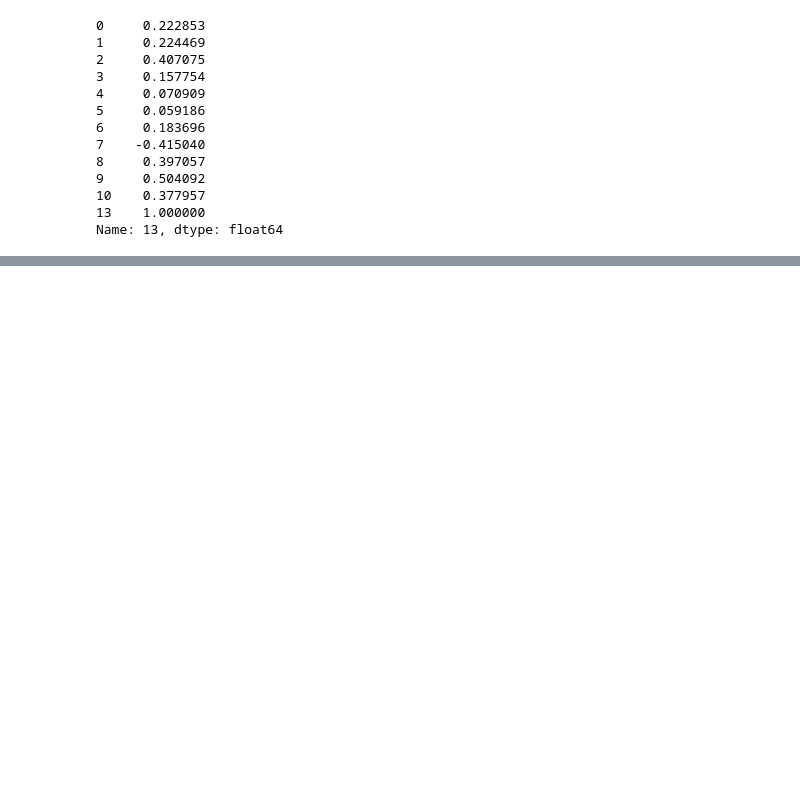
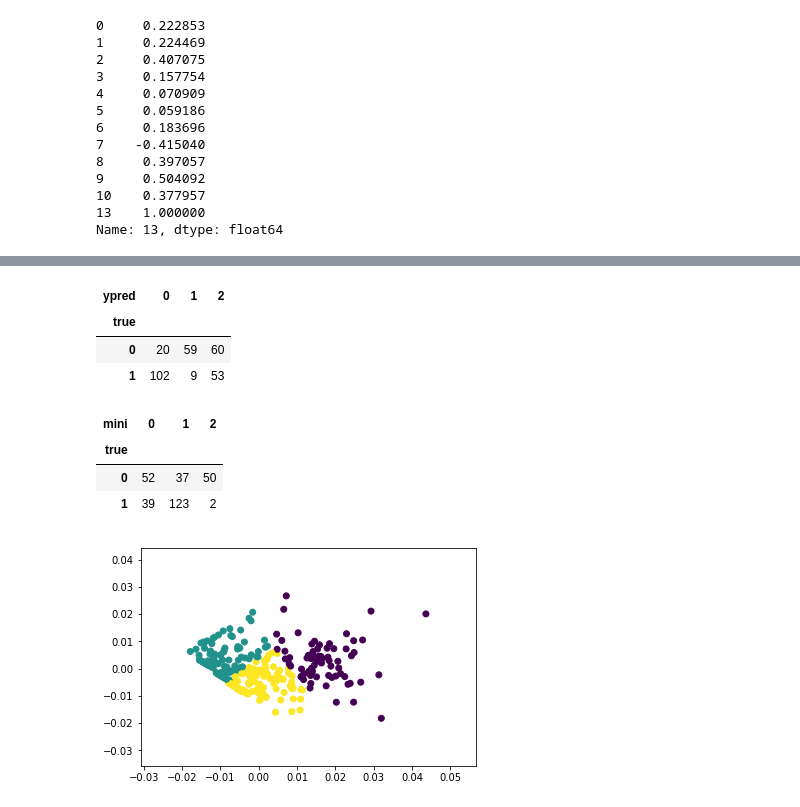
Before and after one commit to YunusBulut/dsprojects, a Jupyter notebook: basic-clustering/U4.L2.P2.Kmeans.ipynb, the cells around one changed output, grey strips where cells are left out. Saved outputs shown, nothing was run; the diff lists cells and outputs as text; code cells hidden in the pictures; blank space fills up the shorter version.

```diff
--- a/basic-clustering/U4.L2.P2.Kmeans.ipynb
+++ b/basic-clustering/U4.L2.P2.Kmeans.ipynb
@@ -137,23 +128,12 @@ df.corr()[13]
 13    1.000000
 Name: 13, dtype: float64
 # %%
-x = normalize(df[[2,7,8,9,10]])
-n = 2
-# Calculate predicted values.
-start = time.time()
-y_pred = KMeans(n_clusters=n).fit_predict(x)
-print("Kmeans",time.time() - start)
-
-start = time.time()
-minibatchkmeans = MiniBatchKMeans(
-    init='random',
-    n_clusters=n,
-    batch_size=200)
-minibatchkmeans.fit(x)
-predict_mini = minibatchkmeans.predict(x)
-print("mb",time.time() - start)
-dfs = pd.DataFrame({'ypred':y_pred, 'mini':predict_mini, 'true':y})
-dfs['kmacc'] = np.where(dfs.ypred == dfs.true,1,0)
-dfs['mbacc'] = np.where(dfs.mini == dfs.true,1,0)
-print('kmeans',dfs['kmacc'].sum(), "out of", len(dfs))
-print('minibatch',dfs['mbacc'].sum(), "out of", len(dfs))
+#Function to do both minibatch kmeans and full kmeans on any given x array
+def check(x,n=2):
+    y_pred = KMeans(n_clusters=n).fit_predict(x)
+    minibatchkmeans = MiniBatchKMeans(init='random', n_clusters=n, batch_size=200)
+    minibatchkmeans.fit(x)
+    predict_mini = minibatchkmeans.predict(x)
+    dfs = pd.DataFrame({'ypred':y_pred, 'mini':predict_mini, 'true':y})
+    display(pd.crosstab(dfs.true, dfs.ypred))
+    display(pd.crosstab(dfs.true, dfs.mini))
@@ -222,0 +174,18 @@ mb 0.038895606994628906
+# %%
+# Not great, our clusters don't have even variance. Let's see what 3 clusters do
+X_pca = PCA(2).fit_transform(x)
+#try with n = 3
+check(X_pca, n=3)
+y_pred = KMeans(n_clusters=3).fit_predict(X_pca)
+plt.scatter([c[0] for c in X_pca],[c[1] for c in X_pca], c=y_pred)
+plt.show()
+# %% [output]
+| ypred | 0 | 1 | 2 |
+| true |  |  |  |
+| 0 | 20 | 59 | 60 |
+| 1 | 102 | 9 | 53 |
+| mini | 0 | 1 | 2 |
+| true |  |  |  |
+| 0 | 52 | 37 | 50 |
+| 1 | 39 | 123 | 2 |
+[figure, added]
```
Also changed, not shown: parts of 26 cells of this notebook.
